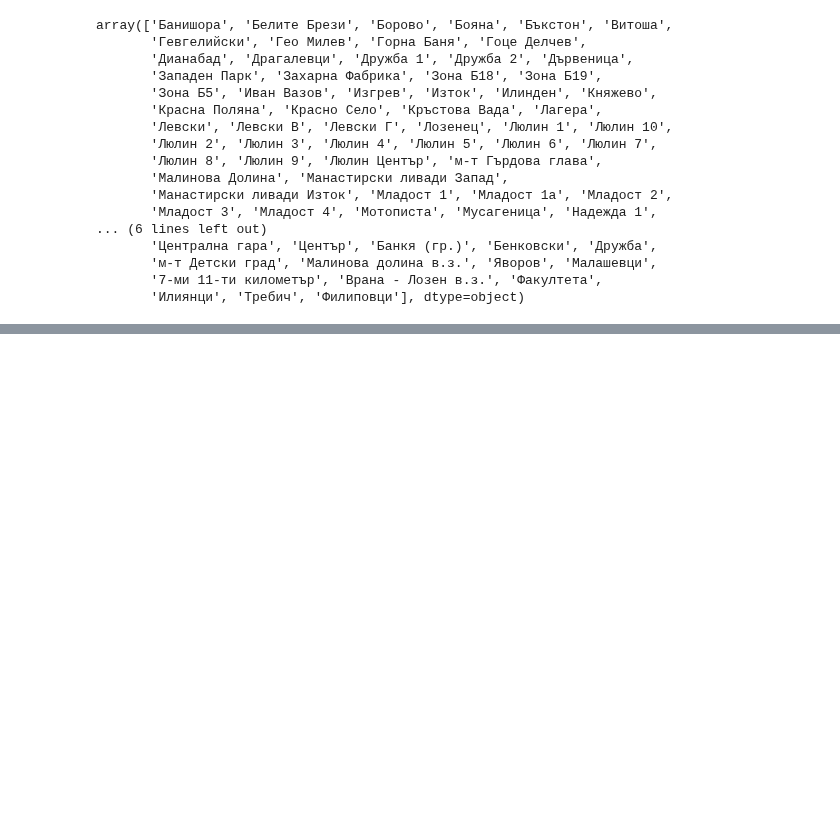
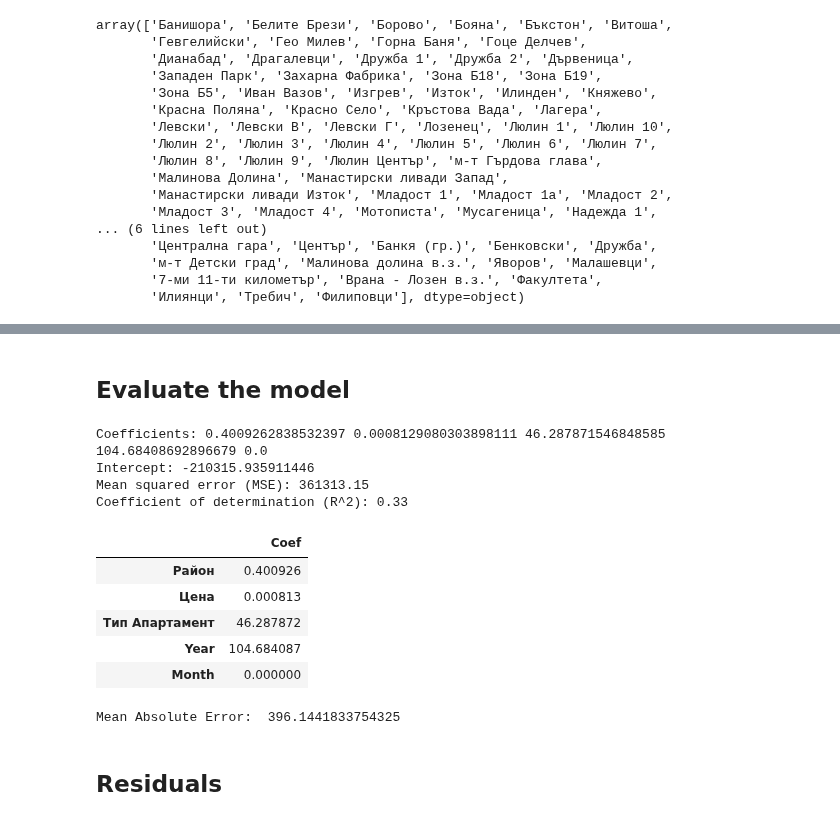
Before and after one commit to GalkaKG/Predicting-Sofia-Real-Estate-Prices, a Jupyter notebook: first_dataset_eda_and_modeling.ipynb, the cells around one changed output, grey strips where cells are left out. Cells and saved outputs as stored; diff of their text form; code cells hidden in the pictures; blank space fills up the shorter version.

```diff
--- a/first_df_eda_and_train.ipynb
+++ b/first_dataset_eda_and_modeling.ipynb
@@ -215,0 +338,4 @@ array(['Банишора', 'Белите Брези', 'Борово', 'Боян
+# %%
+model = LinearRegression()
+# %%
+model.fit(X_train, y_train)
@@ -215,0 +368,2 @@ array(['Банишора', 'Белите Брези', 'Борово', 'Боян
+# %% [markdown]
+## Evaluate the model
@@ -215,0 +372,26 @@ array(['Банишора', 'Белите Брези', 'Борово', 'Боян
+# %%
+print("Coefficients:", *model.coef_)
+print("Intercept:", model.intercept_)
+print("Mean squared error (MSE): %.2f" % mse)
+print("Coefficient of determination (R^2): %.2f" % r2_score(y_test, y_pred))
+# %% [output]
+Coefficients: 0.4009262838532397 0.0008129080303898111 46.287871546848585 104.68408692896679 0.0
+Intercept: -210315.935911446
+Mean squared error (MSE): 361313.15
+Coefficient of determination (R^2): 0.33
+# %%
+cdf = pd.DataFrame(model.coef_, X.columns, columns=['Coef'])
+cdf
+# %% [output]
+|  | Coef |
+| Район | 0.400926 |
+| Цена | 0.000813 |
+| Тип Апартамент | 46.287872 |
+| Year | 104.684087 |
+| Month | 0.000000 |
+# %%
+print("Mean Absolute Error: ", mean_absolute_error(y_test, predictions))
+# %% [output]
+Mean Absolute Error:  396.1441833754325
+# %% [markdown]
+## Residuals
```
Also changed, not shown: parts of 28 cells of this notebook, 2 other files.
